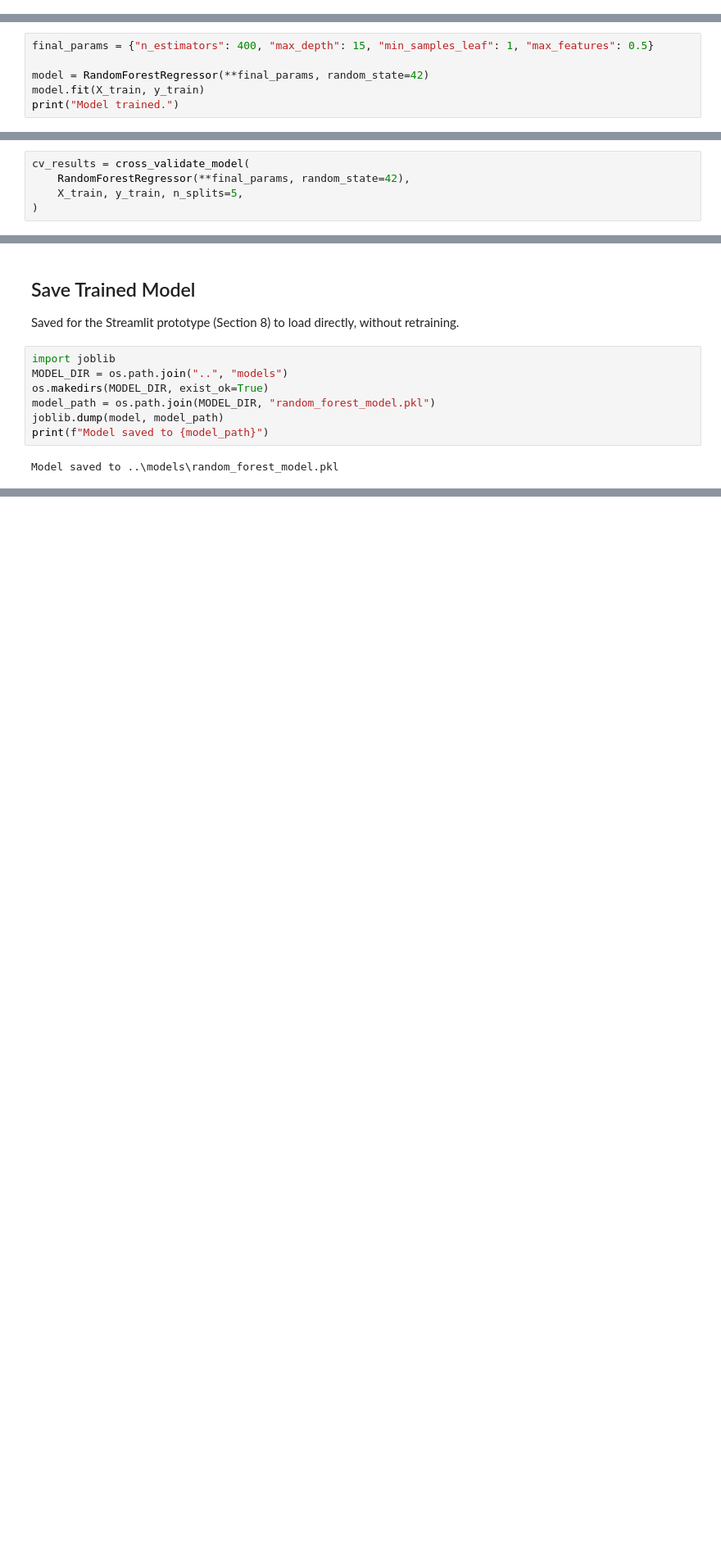
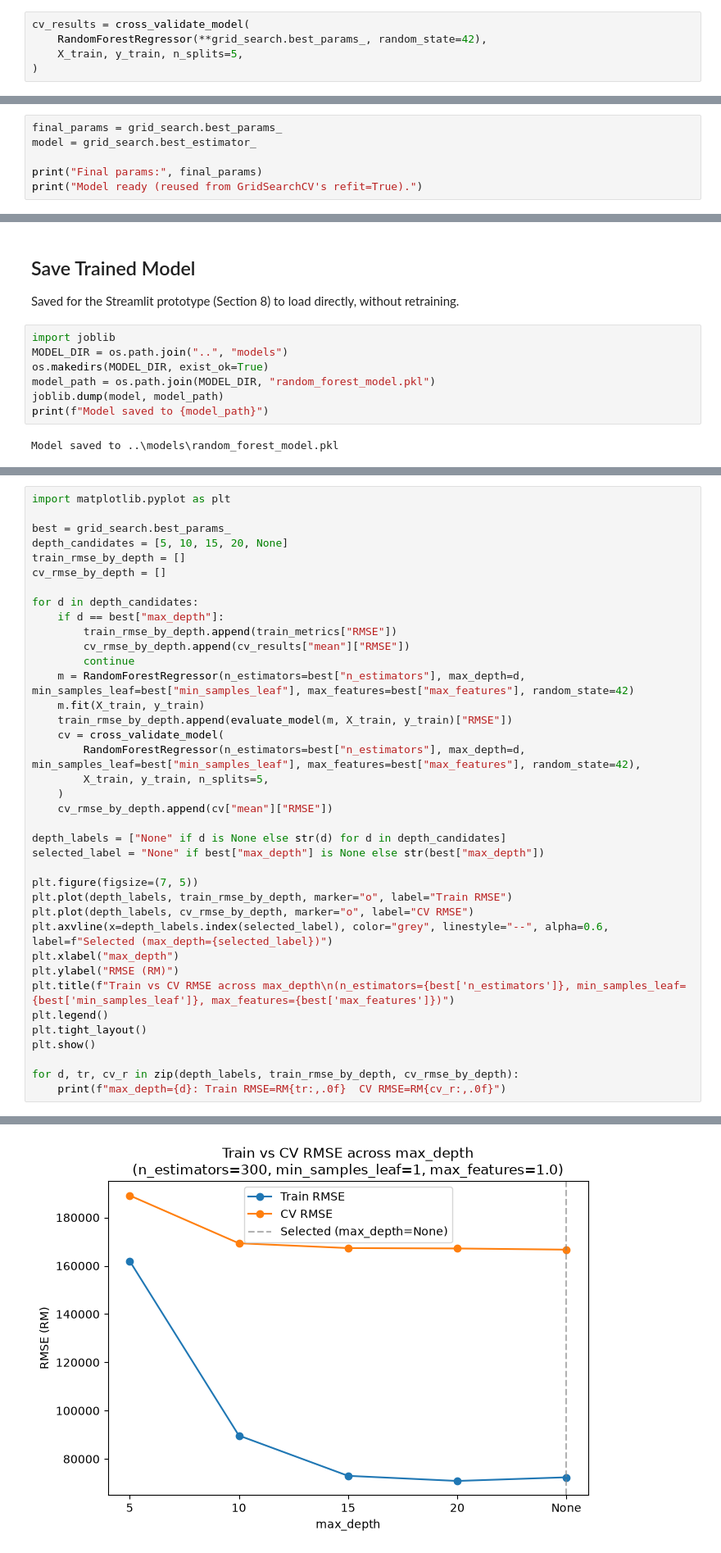
Before and after one commit to Lowzh5/Malaysian-Condominium-Prices-Data, a Jupyter notebook: src/model_randomforest.ipynb, the cells around one changed output, grey strips where cells are left out. Shown at 82% size. Cells and saved outputs as stored; diff of their text form; blank space fills up the shorter version.

Commit message:
randomforest

```diff
--- a/src/model_randomforest.ipynb
+++ b/src/model_randomforest.ipynb
@@ -48,0 +66,5 @@ Best CV score (log-scale RMSE): 0.2581
+# %%
+cv_results = cross_validate_model(
+    RandomForestRegressor(**grid_search.best_params_, random_state=42),
+    X_train, y_train, n_splits=5,
+)
@@ -53,7 +81,7 @@ GridSearchCV selected `max_depth=20` as the best configuration based on its inte
 # %%
-final_params = {"n_estimators": 400, "max_depth": 15, "min_samples_leaf": 1, "max_features": 0.5}
+final_params = grid_search.best_params_
+model = grid_search.best_estimator_
 
-model = RandomForestRegressor(**final_params, random_state=42)
-model.fit(X_train, y_train)
-print("Model trained.")
+print("Final params:", final_params)
+print("Model ready (reused from GridSearchCV's refit=True).")
 # %% [output]
@@ -83,5 +106,0 @@ Run on X_train only (X_test stays untouched), using the tuned hyperparameters.
-# %%
-cv_results = cross_validate_model(
-    RandomForestRegressor(**final_params, random_state=42),
-    X_train, y_train, n_splits=5,
-)
@@ -131,0 +152,39 @@ Model saved to ..\models\random_forest_model.pkl
+# %%
+import matplotlib.pyplot as plt
+
+best = grid_search.best_params_
+depth_candidates = [5, 10, 15, 20, None]
+train_rmse_by_depth = []
+cv_rmse_by_depth = []
+
+for d in depth_candidates:
+    if d == best["max_depth"]:
+        train_rmse_by_depth.append(train_metrics["RMSE"])
+        cv_rmse_by_depth.append(cv_results["mean"]["RMSE"])
+        continue
+    m = RandomForestRegressor(n_estimators=best["n_estimators"], max_depth=d, min_samples_leaf=best["min_samples_leaf"], max_features=best["max_features"], random_state=42)
+    m.fit(X_train, y_train)
+    train_rmse_by_depth.append(evaluate_model(m, X_train, y_train)["RMSE"])
+    cv = cross_validate_model(
+        RandomForestRegressor(n_estimators=best["n_estimators"], max_depth=d, min_samples_leaf=best["min_samples_leaf"], max_features=best["max_features"], random_state=42),
+        X_train, y_train, n_splits=5,
+    )
+    cv_rmse_by_depth.append(cv["mean"]["RMSE"])
+
+depth_labels = ["None" if d is None else str(d) for d in depth_candidates]
+selected_label = "None" if best["max_depth"] is None else str(best["max_depth"])
+
+plt.figure(figsize=(7, 5))
+plt.plot(depth_labels, train_rmse_by_depth, marker="o", label="Train RMSE")
+plt.plot(depth_labels, cv_rmse_by_depth, marker="o", label="CV RMSE")
+plt.axvline(x=depth_labels.index(selected_label), color="grey", linestyle="--", alpha=0.6, label=f"Selected (max_depth={selected_label})")
+plt.xlabel("max_depth")
+plt.ylabel("RMSE (RM)")
+plt.title(f"Train vs CV RMSE across max_depth\n(n_estimators={best['n_estimators']}, min_samples_leaf={best['min_samples_leaf']}, max_features={best['max_features']})")
+plt.legend()
+plt.tight_layout()
+plt.show()
+
+for d, tr, cv_r in zip(depth_labels, train_rmse_by_depth, cv_rmse_by_depth):
+    print(f"max_depth={d}: Train RMSE=RM{tr:,.0f}  CV RMSE=RM{cv_r:,.0f}")
+# %% [output]
@@ -131,0 +211 @@ Model saved to ..\models\random_forest_model.pkl
+[figure, added]
```
Also changed, not shown: parts of 19 cells of this notebook, 1 other file.
